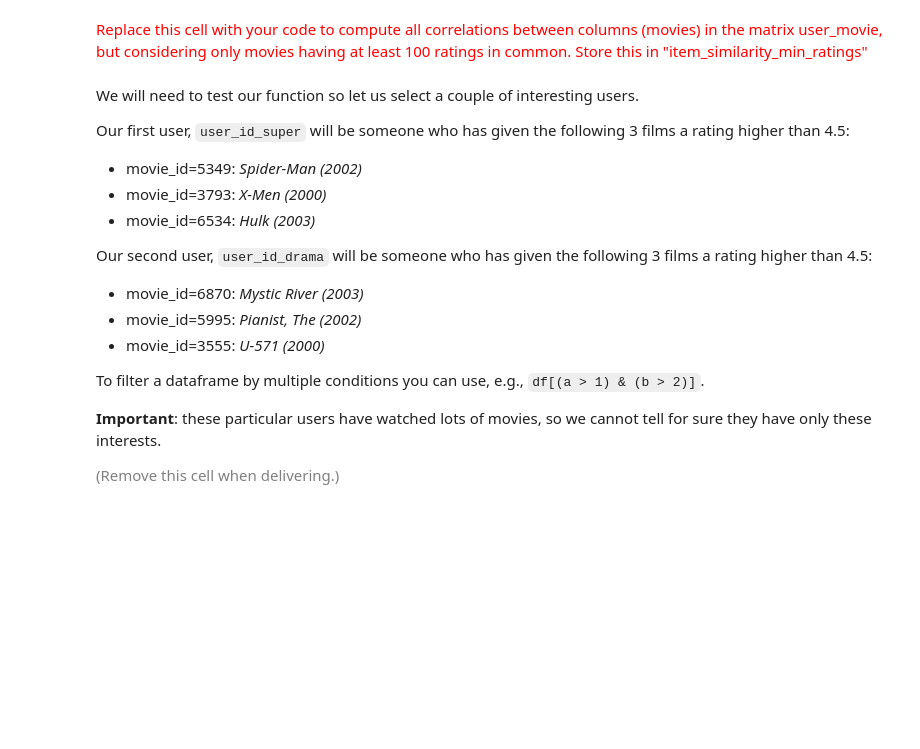
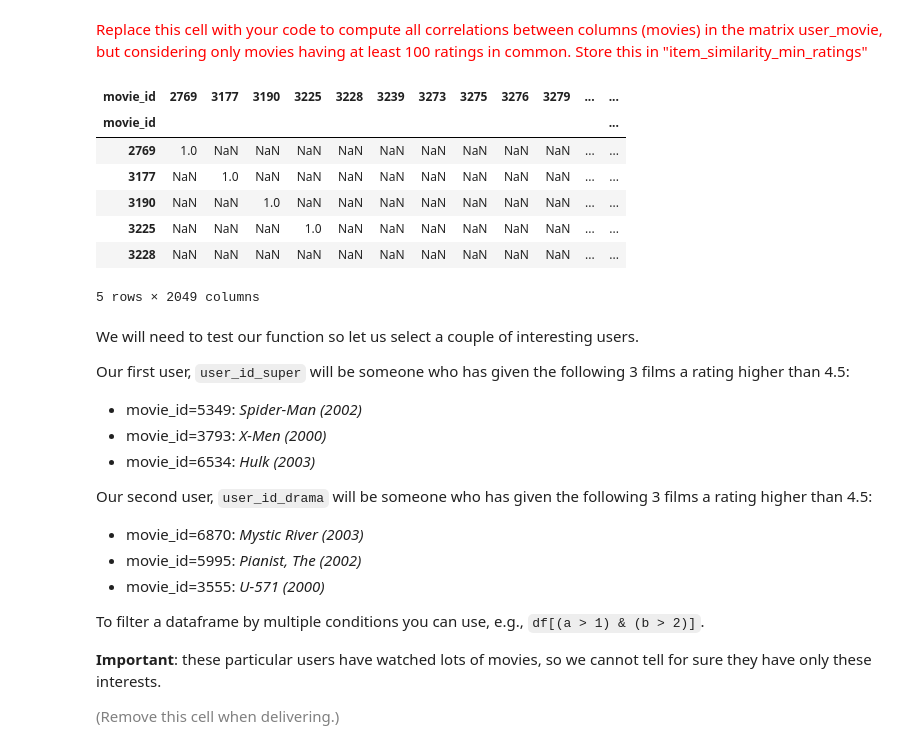
Before and after one commit to LucaFranceschi01/MDM-2024, a Jupyter notebook: ps05-06_rec_systems/ps06_item_based_recsys.ipynb, the cells around one changed output. Cells and saved outputs as stored; diff of their text form; code cells hidden in the pictures; blank space fills up the shorter version.

```diff
--- a/ps05-06_rec_systems/ps06_item_based_recsys.ipynb
+++ b/ps05-06_rec_systems/ps06_item_based_recsys.ipynb
@@ -439,6 +596,18 @@ This process will also take a few minutes. Print the first 5 rows of the resulti
 <font size="-1" color="gray">(Remove this cell when delivering.)</font>
 # %% [markdown]
 <font size="+1" color="red">Replace this cell with your code to compute all correlations between columns (movies) in the matrix user_movie, but considering only movies having at least 100 ratings in common. Store this in "item_similarity_min_ratings"</font>
+# %%
+item_similarity_min_ratings = user_movie.corr(min_periods=100)
+display(item_similarity_min_ratings.head(5))
+# %% [output]
+| movie_id | 2769 | 3177 | 3190 | 3225 | 3228 | 3239 | 3273 | 3275 | 3276 | 3279 | ... | ... |
+| movie_id |  |  |  |  |  |  |  |  |  |  |  | ... |
+| 2769 | 1.0 | NaN | NaN | NaN | NaN | NaN | NaN | NaN | NaN | NaN | ... | ... |
+| 3177 | NaN | 1.0 | NaN | NaN | NaN | NaN | NaN | NaN | NaN | NaN | ... | ... |
+| 3190 | NaN | NaN | 1.0 | NaN | NaN | NaN | NaN | NaN | NaN | NaN | ... | ... |
+| 3225 | NaN | NaN | NaN | 1.0 | NaN | NaN | NaN | NaN | NaN | NaN | ... | ... |
+| 3228 | NaN | NaN | NaN | NaN | NaN | NaN | NaN | NaN | NaN | NaN | ... | ... |
+5 rows × 2049 columns
 # %% [markdown]
 We will need to test our function so let us select a couple of interesting users.
 
```
Also changed, not shown: parts of 27 cells of this notebook.
